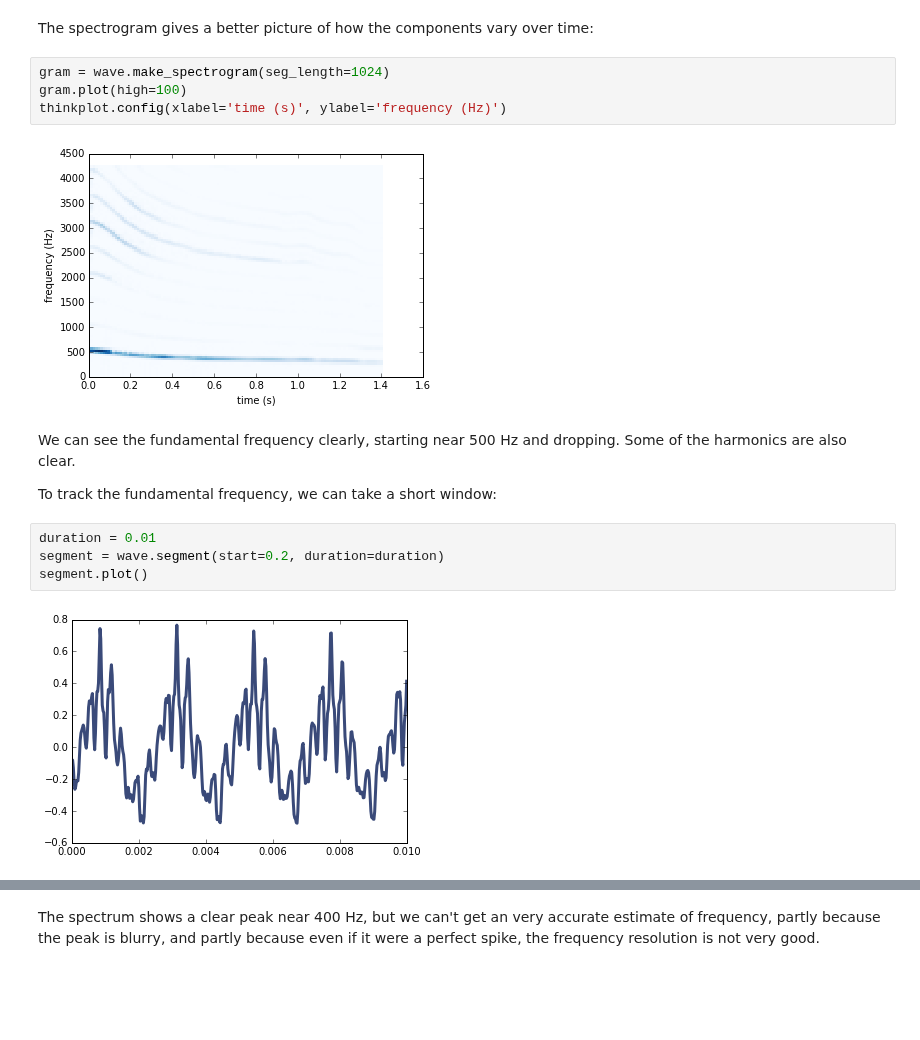
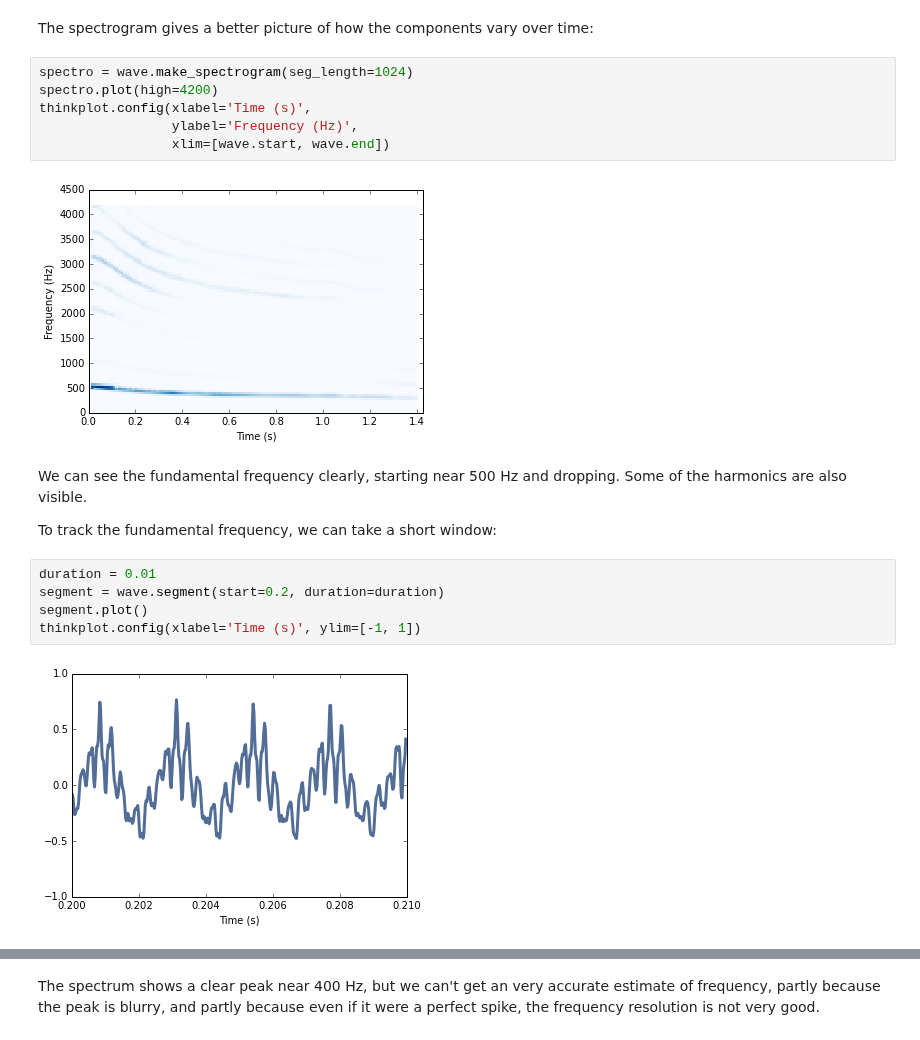
Before and after one commit to AllenDowney/ThinkDSP, a Jupyter notebook: code/chap05.ipynb, the cells around one changed output, grey strips where cells are left out. Saved outputs shown, nothing was run; the diff lists cells and outputs as text; blank space fills up the shorter version.

```diff
--- a/code/chap05.ipynb
+++ b/code/chap05.ipynb
@@ -224,20 +224,23 @@ spectrum.plot()
 # %% [markdown]
 The spectrogram gives a better picture of how the components vary over time:
 # %%
-gram = wave.make_spectrogram(seg_length=1024)
-gram.plot(high=100)
-thinkplot.config(xlabel='time (s)', ylabel='frequency (Hz)')
+spectro = wave.make_spectrogram(seg_length=1024)
+spectro.plot(high=4200)
+thinkplot.config(xlabel='Time (s)',
+                 ylabel='Frequency (Hz)',
+                 xlim=[wave.start, wave.end])
 # %% [output]
-[figure, old version]
+[figure, new version]
 # %% [markdown]
-We can see the fundamental frequency clearly, starting near 500 Hz and dropping.  Some of the harmonics are also clear.
+We can see the fundamental frequency clearly, starting near 500 Hz and dropping.  Some of the harmonics are also visible.
 
 To track the fundamental frequency, we can take a short window:
 # %%
 duration = 0.01
 segment = wave.segment(start=0.2, duration=duration)
 segment.plot()
+thinkplot.config(xlabel='Time (s)', ylim=[-1, 1])
 # %% [output]
-[figure, old version]
+[figure, new version]
 # %%
 spectrum = segment.make_spectrum()
```
Also changed, not shown: parts of 31 cells of this notebook, 1 other file.
